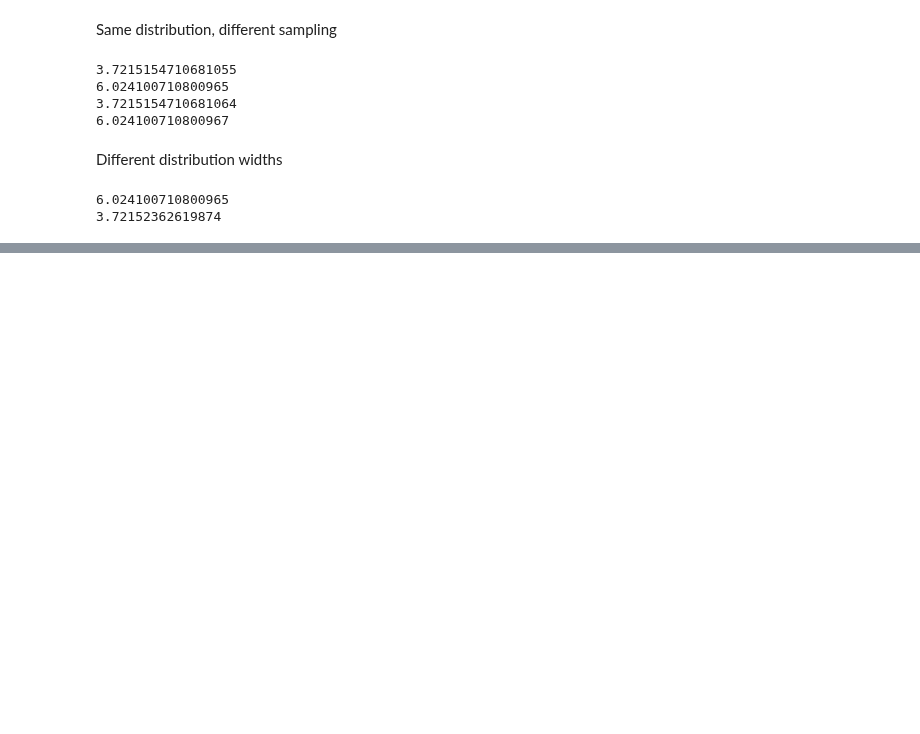
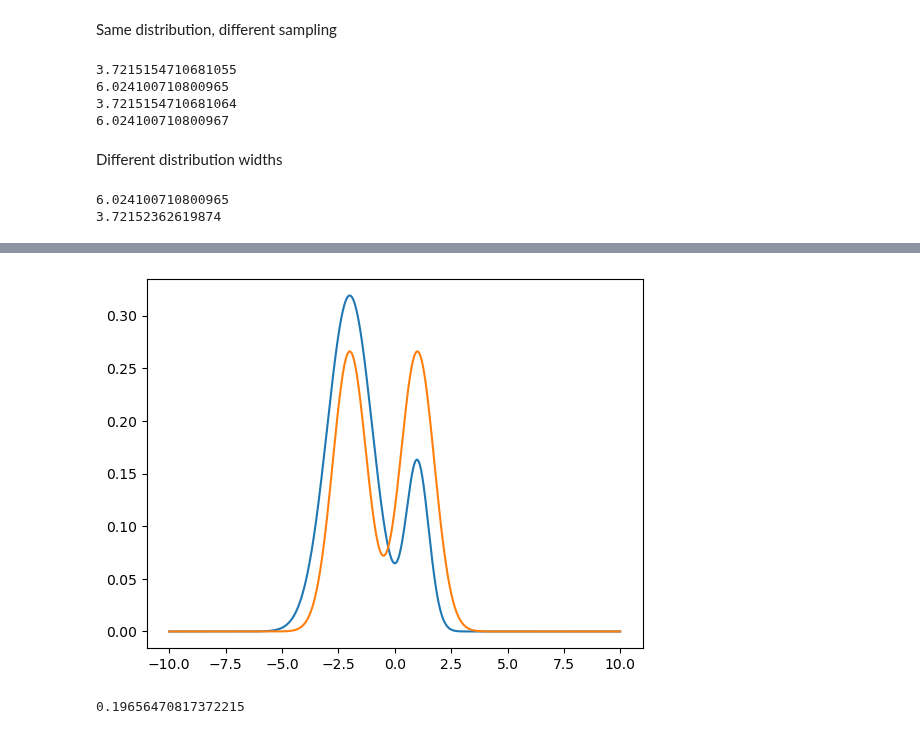
Before and after one commit to lodubay/galactic-dtd, a Jupyter notebook: notebooks/cross_entropy.ipynb, the cells around one changed output, grey strips where cells are left out. Drawn from its saved outputs; the diff is of its cells as text; code cells hidden in the pictures; blank space fills up the shorter version.

```diff
--- a/notebooks/cross_entropy.ipynb
+++ b/notebooks/cross_entropy.ipynb
@@ -128,0 +164,15 @@ array([-50.22579135, -50.02599135, -49.82659135, -49.62759135,
+# %%
+dx = 0.01
+x = np.arange(-10, 10, dx)
+
+p1 = 0.8 * NormalDistribution(loc=-2, width=1)(x) + 0.2 * NormalDistribution(loc=1, width=0.5)(x)
+p2 = 0.5 * NormalDistribution(loc=-2, width=0.75)(x) + 0.5 * NormalDistribution(loc=1, width=0.75)(x)
+
+plt.plot(x, p1)
+plt.plot(x, p2)
+plt.show()
+
+print(KL_divergence(p1, p2, dx))
+# %% [output]
+[figure, added]
+0.19656470817372215
```
Also changed, not shown: parts of 13 cells of this notebook, 2 other files.
